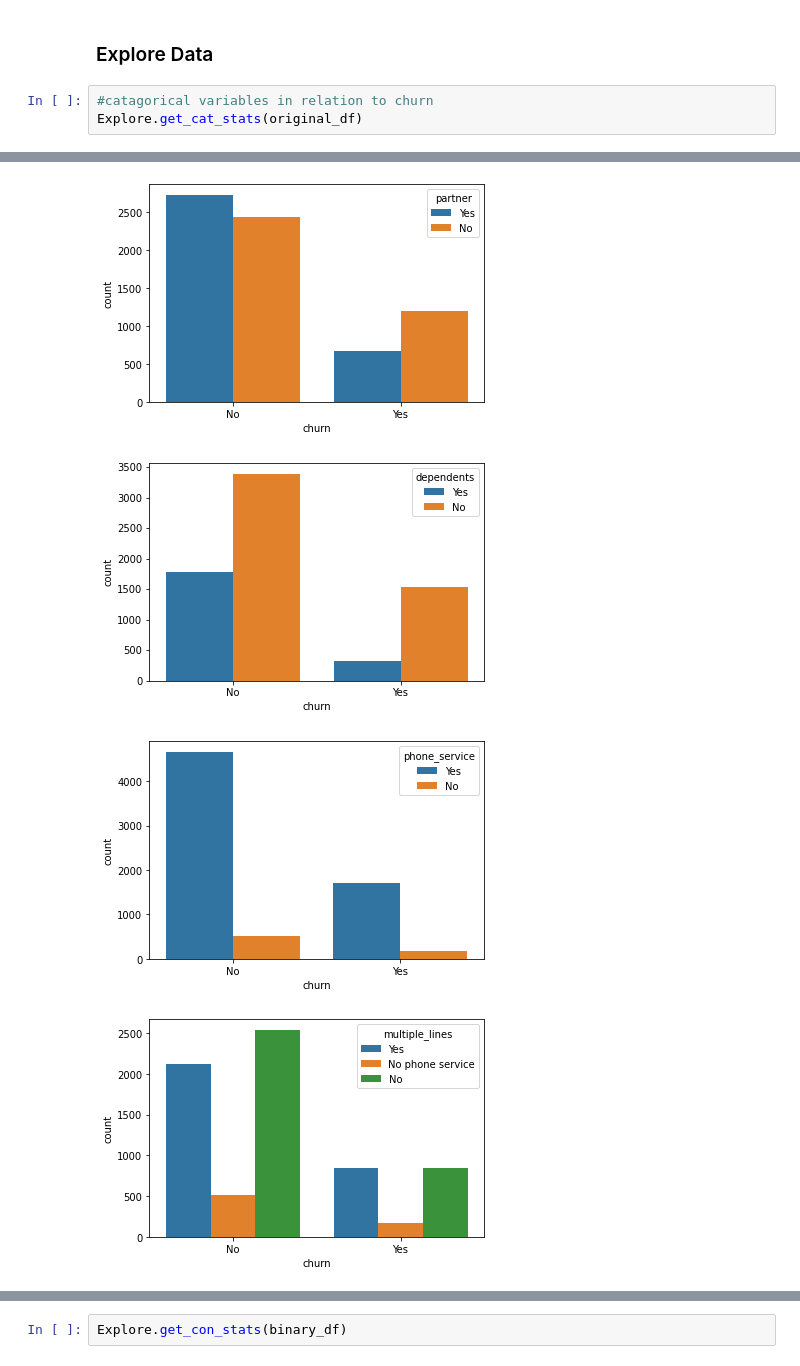
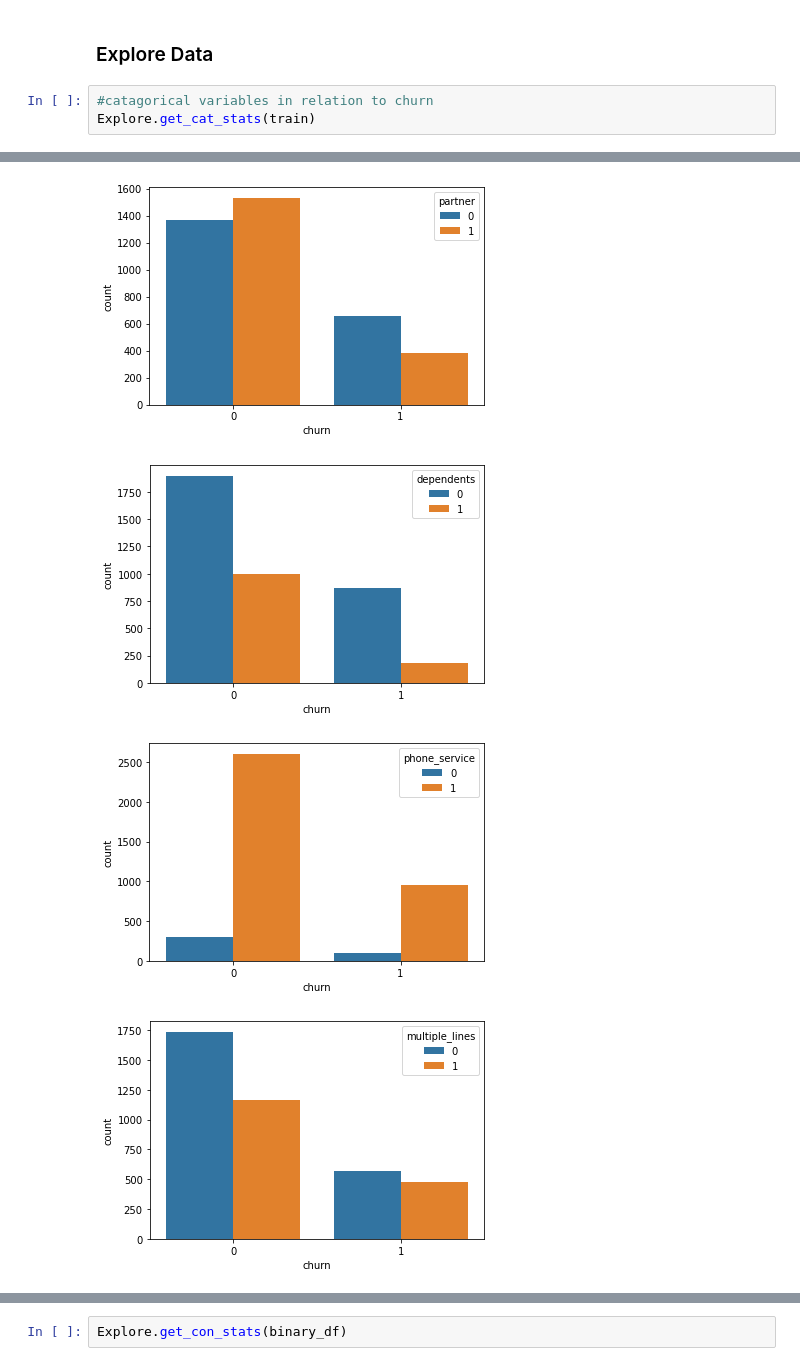
Before and after one commit to carterrxavier/classification-project, a Jupyter notebook: Final_Notebook.ipynb, the cells around one changed output, grey strips where cells are left out. Drawn from its saved outputs; the diff is of its cells as text.

Commit message:
create expolore graphs on train only

```diff
--- a/Final_Notebook.ipynb
+++ b/Final_Notebook.ipynb
@@ -107,5 +109,5 @@ binary_df = Prepare.prep_for_model(original_df_copy)
 ### Explore Data
 # %%
 #catagorical variables in relation to churn
-Explore.get_cat_stats(original_df)
+Explore.get_cat_stats(train)
 # %% [output]
@@ -114,4 +116,4 @@ Explore.get_cat_stats(original_df)
-[figure, old version]
+[figure, new version]
-[figure, old version]
+[figure, new version]
-[figure, old version]
+[figure, new version]
-[figure, old version]
+[figure, new version]
```
Also changed, not shown: parts of 9 cells of this notebook, 3 other files.
